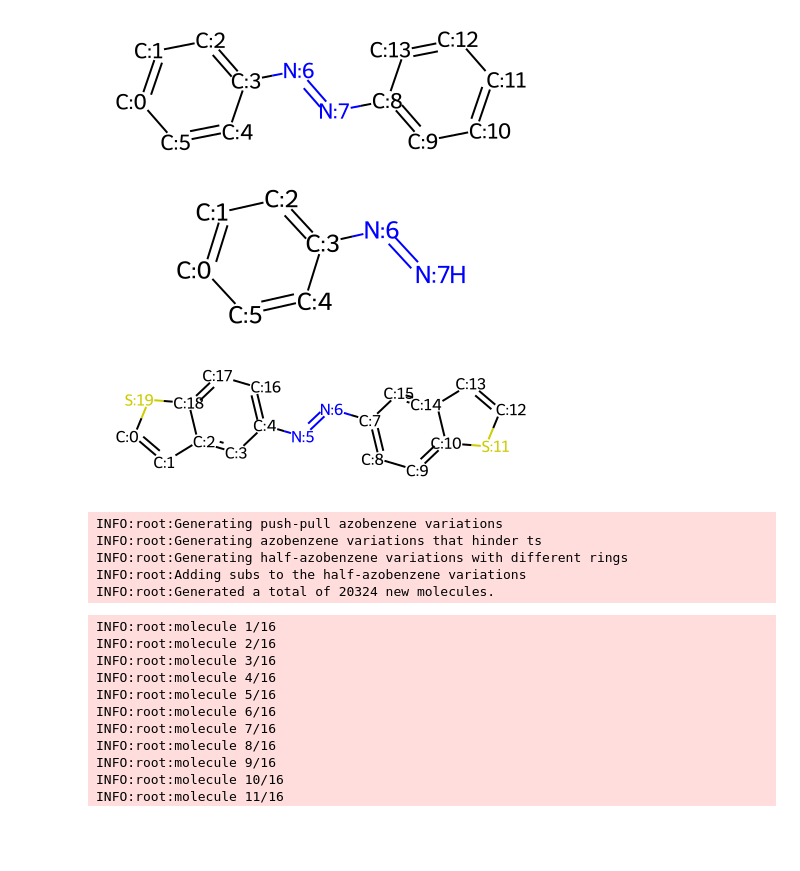
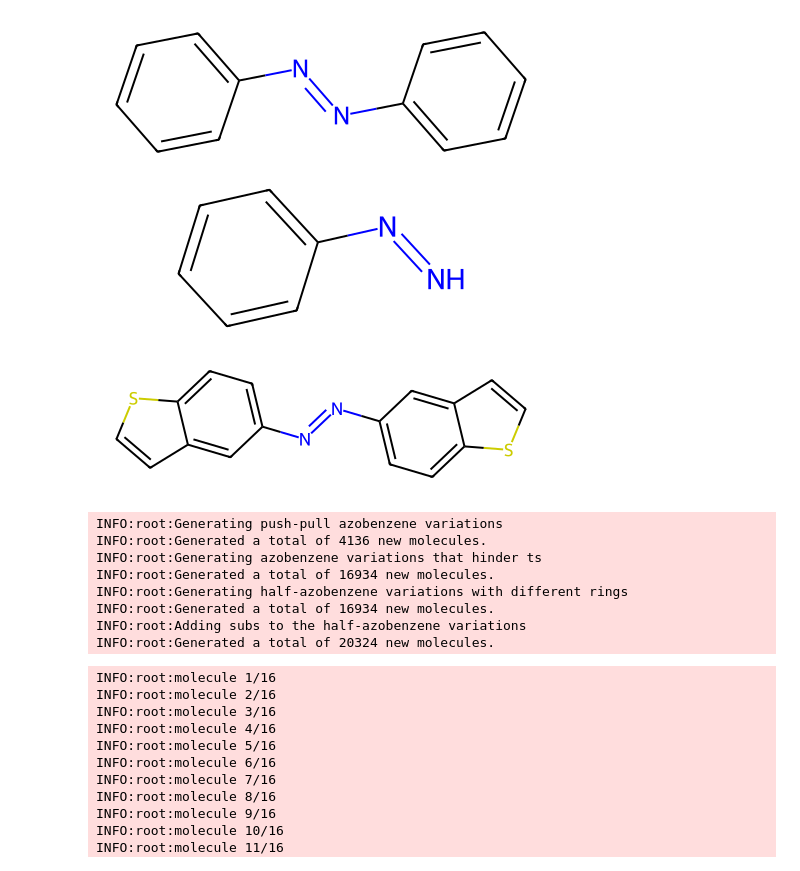
Before and after one commit to BerlinObel/xTB, a Jupyter notebook: generate_azobenzenes.ipynb, the cells around one changed output. Drawn from its saved outputs; the diff is of its cells as text; code cells hidden in the pictures; blank space fills up the shorter version.

```diff
--- a/generate_azobenzenes.ipynb
+++ b/generate_azobenzenes.ipynb
@@ -224,26 +224,26 @@ steric_blocking_substituents = [
 # print("Invalid EWG rings:", invalid_ring_sub_EWG)
 # %%
 # Load the azobenzene structure
-azobenzene = Chem.MolFromSmiles('C1=CC=C(C=C1)N=NC2=CC=CC=C2')
-add_atom_numbers(azobenzene)
+azobenzene = Chem.MolFromSmiles('C1=CC=C(C=C1)/N=N/C2=CC=CC=C2')
+#add_atom_numbers(azobenzene)
 azobenzene
 # %% [output]
-[figure, old version]
+[figure, new version]
 # %%
-half_azobenzene = Chem.MolFromSmiles('C1=CC=C(C=C1)N=N')
-add_atom_numbers(half_azobenzene)
+half_azobenzene = Chem.MolFromSmiles('C1=CC=C(C=C1)/N=N')
+# add_atom_numbers(half_azobenzene)
 half_azobenzene
 # %% [output]
-[figure, old version]
+[figure, new version]
 # %%
 extened_azobenzene = Chem.MolFromSmiles("c1cc2cc(/N=N/c3ccc4sccc4c3)ccc2s1")
-add_atom_numbers(extened_azobenzene)
+#add_atom_numbers(extened_azobenzene)
 extened_azobenzene
 # %% [output]
-[figure, old version]
+[figure, new version]
 # %%
 # Generate azobenzene variations
-azobenzene = Chem.MolFromSmiles('C1=CC=C(C=C1)N=NC2=CC=CC=C2')
+azobenzene = Chem.MolFromSmiles('C1=CC=C(C=C1)/N=N/C2=CC=CC=C2')
 all_positions = [0, 1, 2, 4, 5, 9, 10, 11, 12, 13]
 
 ortho_positions = [2, 4, 9, 13]
@@ -285,7 +285,8 @@ for new_azobenzene in new_azobenzenes_para:
         new_azobenzene, electron_withdrawing_substituents, right_ring_meta, max_subs_meta, 'right', 'meta'))
     all_new_molecules.update_with_canonical_smiles(generate_and_print_molecules(
         new_azobenzene, electron_withdrawing_substituents+electron_withdrawing_rings, right_ring_para, max_subs_para, 'right', 'para'))
-
+logging.info(
+    f"Generated a total of {len(all_new_molecules)} new molecules.")
 logging.info('Generating azobenzene variations that hinder ts')
 
 # Add substituents that destabilize the z isomer
@@ -302,10 +303,11 @@ for new_steric_azobenzene_right in steric_azobenzenes:
             all_new_molecules.update_with_canonical_smiles(more_steric_azobenzenes)
 
 # Generate half-azobenzene variations with the ring substituents
-half_azobenzene = Chem.MolFromSmiles('C1=CC=C(C=C1)N=N')
+half_azobenzene = Chem.MolFromSmiles('C1=CC=C(C=C1)/N=N')
 ring_sub_placement = [7]
 ring_subs = electron_donating_rings + electron_withdrawing_rings
-
+logging.info(
+    f"Generated a total of {len(all_new_molecules)} new molecules.")
 logging.info('Generating half-azobenzene variations with different rings')
 
 half_azobenzenes_ring_subs = generate_molecules(
@@ -313,7 +315,8 @@ half_azobenzenes_ring_subs = generate_molecules(
 
 # Expand each of the molecules with the ring substituent by adding up to three additional substituents at the sub placements
 ring_positions = [0, 1, 2, 4, 5]
-
+logging.info(
+    f"Generated a total of {len(all_new_molecules)} new molecules.")
 logging.info("Adding subs to the half-azobenzene variations")
 
 for max_subs in range(0, 4):
@@ -346,8 +349,11 @@ logging.info(
     f"Generated a total of {len(all_new_molecules)} new molecules.")
 # %% [output]
 INFO:root:Generating push-pull azobenzene variations
+INFO:root:Generated a total of 4136 new molecules.
 INFO:root:Generating azobenzene variations that hinder ts
+INFO:root:Generated a total of 16934 new molecules.
 INFO:root:Generating half-azobenzene variations with different rings
+INFO:root:Generated a total of 16934 new molecules.
 INFO:root:Adding subs to the half-azobenzene variations
 INFO:root:Generated a total of 20324 new molecules.
 # %%
```
Also changed, not shown: parts of 13 cells of this notebook, 8 other files.
